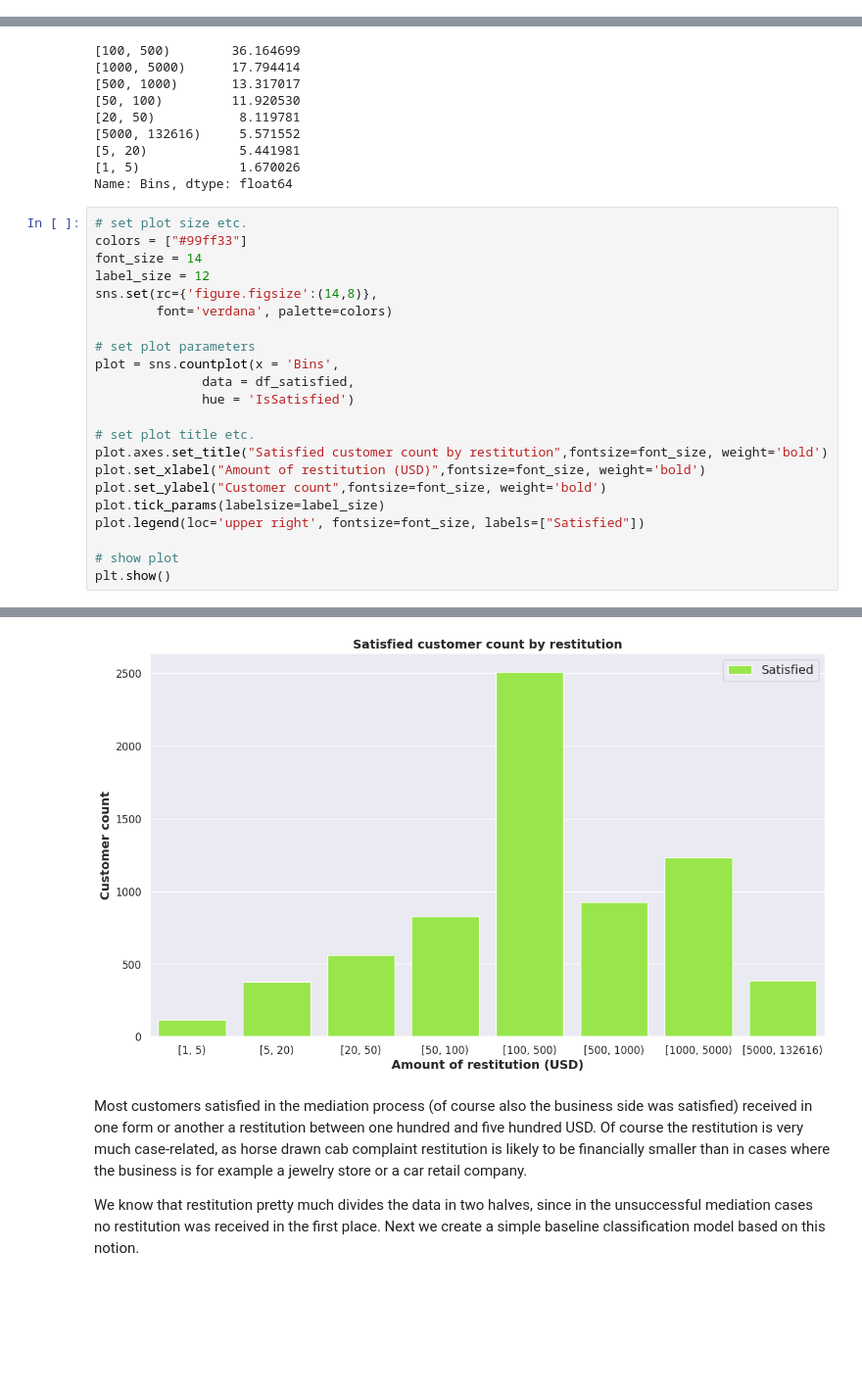
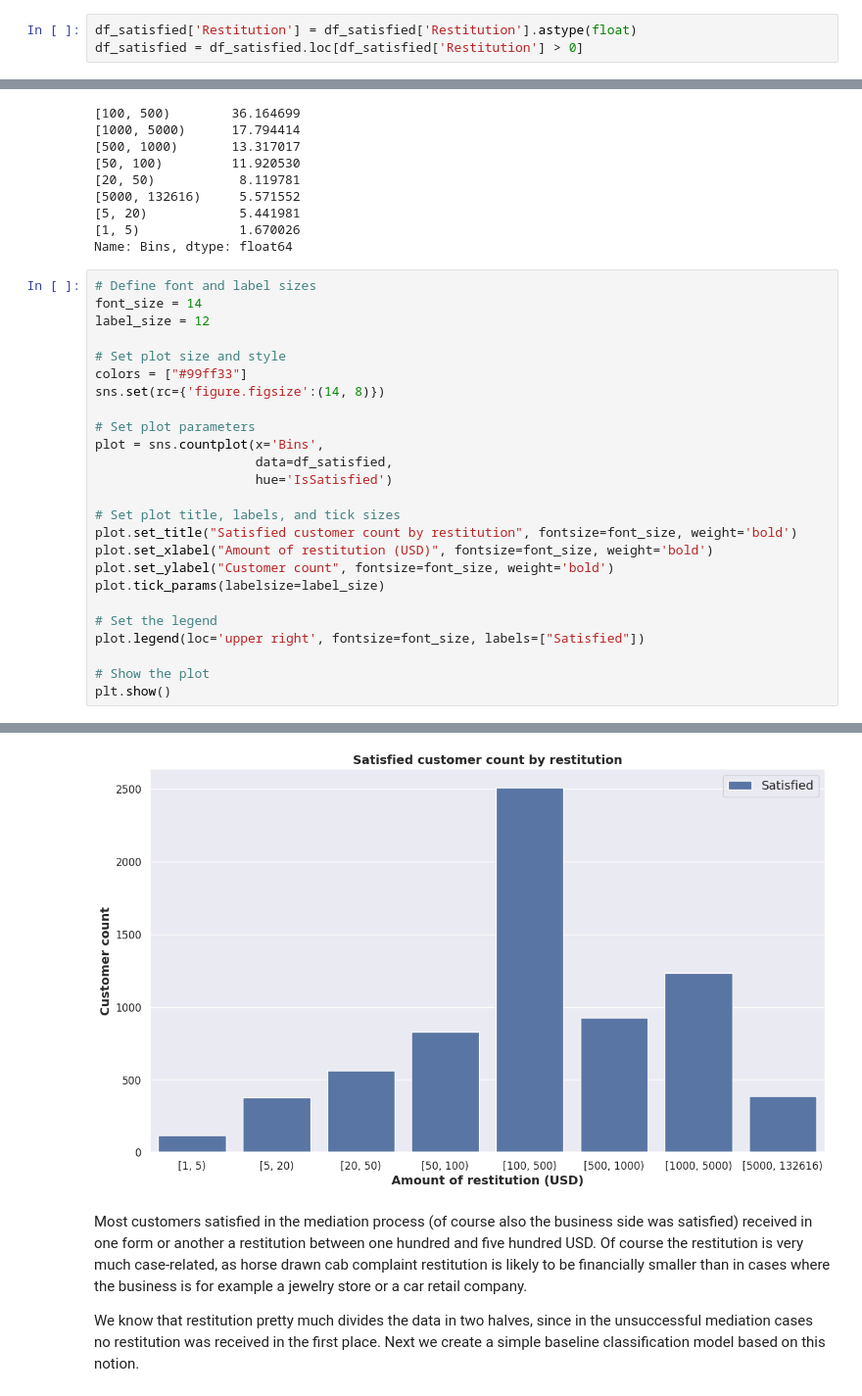
Before and after one commit to waheeb123/Covid_test, a Jupyter notebook: work_on_final_project.ipynb, the cells around one changed output, grey strips where cells are left out. Shown at 98% size. Cells and saved outputs as stored; diff of their text form; blank space fills up the shorter version.

```diff
--- a/work_on_final_project.ipynb
+++ b/work_on_final_project.ipynb
@@ -555,3 +558,6 @@ According to dataset dictionary, the values in Restitution column describe the "
 To examine the matter further, we take only the part of data where the mediation process was successful. After all, we know already from our earlier work that no unsuccessful mediation cases resulted as any kind of financial compensation to complainants.
 
 Thus all the data we need is stored in dataframe df_satisfied. We start by changing the Restitution column format to numeric (float). Because we are interested in complainants who actually received restitution, we then select rows where the value of restitution was larger than zero. Finally we check the percentiles of the column in question.
+# %%
+df_satisfied['Restitution'] = df_satisfied['Restitution'].astype(float)
+df_satisfied = df_satisfied.loc[df_satisfied['Restitution'] > 0]
@@ -621,25 +632,28 @@ restitution_perc
 [1, 5)             1.670026
 Name: Bins, dtype: float64
 # %%
-# set plot size etc.
-colors = ["#99ff33"]
+# Define font and label sizes
 font_size = 14
 label_size = 12
-sns.set(rc={'figure.figsize':(14,8)},
-        font='verdana', palette=colors)
 
-# set plot parameters
-plot = sns.countplot(x = 'Bins',
-              data = df_satisfied,
-              hue = 'IsSatisfied')
+# Set plot size and style
+colors = ["#99ff33"]
+sns.set(rc={'figure.figsize':(14, 8)})
 
-# set plot title etc.
-plot.axes.set_title("Satisfied customer count by restitution",fontsize=font_size, weight='bold')
-plot.set_xlabel("Amount of restitution (USD)",fontsize=font_size, weight='bold')
-plot.set_ylabel("Customer count",fontsize=font_size, weight='bold')
+# Set plot parameters
+plot = sns.countplot(x='Bins',
+                     data=df_satisfied,
+                     hue='IsSatisfied')
+
+# Set plot title, labels, and tick sizes
+plot.set_title("Satisfied customer count by restitution", fontsize=font_size, weight='bold')
+plot.set_xlabel("Amount of restitution (USD)", fontsize=font_size, weight='bold')
+plot.set_ylabel("Customer count", fontsize=font_size, weight='bold')
 plot.tick_params(labelsize=label_size)
+
+# Set the legend
 plot.legend(loc='upper right', fontsize=font_size, labels=["Satisfied"])
 
-# show plot
+# Show the plot
 plt.show()
 # %% [output]
@@ -663,4 +660,4 @@ WARNING:matplotlib.font_manager:findfont: Font family 'verdana' not found.
-[figure, old version]
+[figure, new version]
 # %% [markdown]
 Most customers satisfied in the mediation process (of course also the business side was satisfied) received in one form or another a restitution between one hundred and five hundred USD. Of course the restitution is very much case-related, as horse drawn cab complaint restitution is likely to be financially smaller than in cases where the business is for example a jewelry store or a car retail company.
 
```
Also changed, not shown: parts of 7 cells of this notebook.
